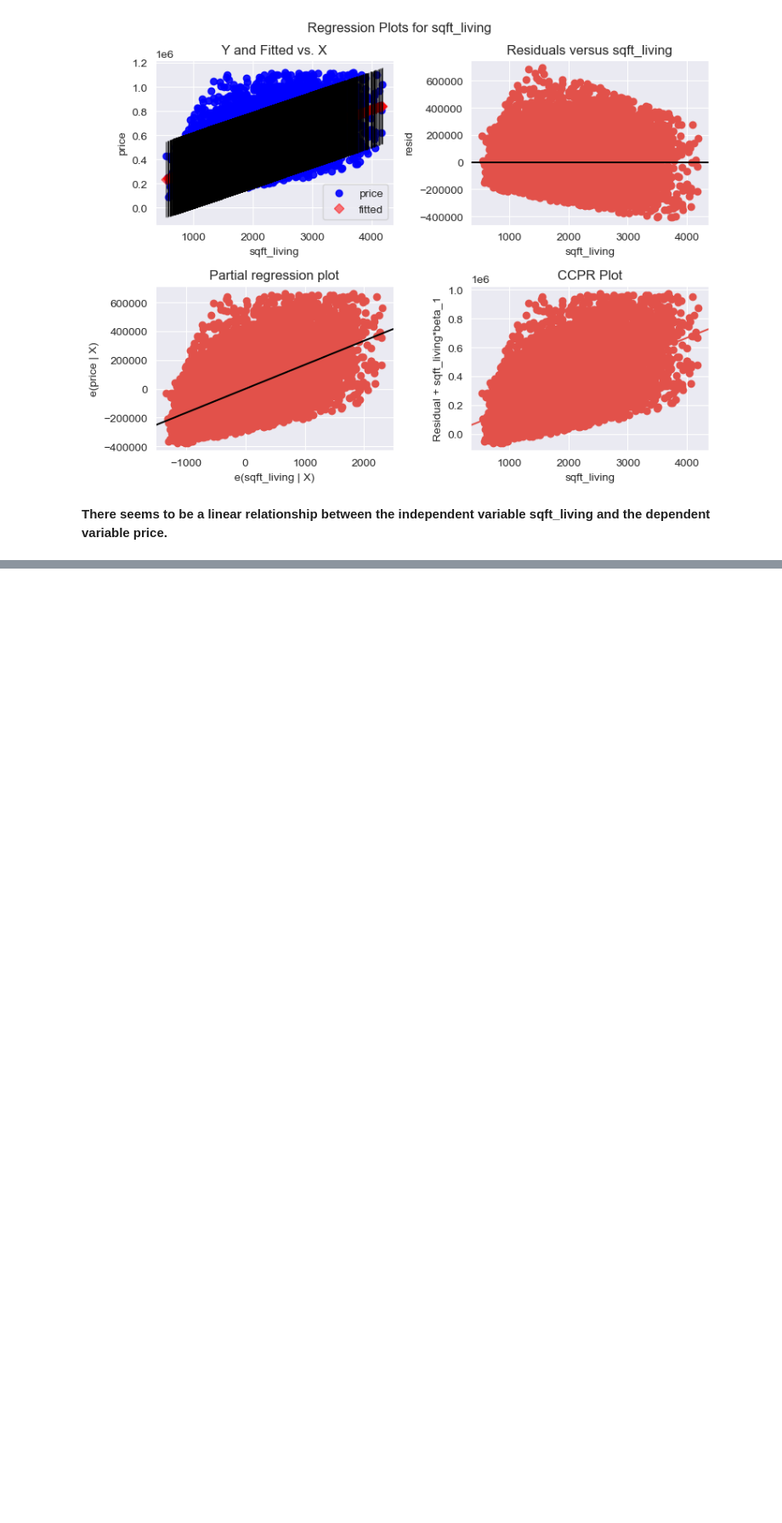
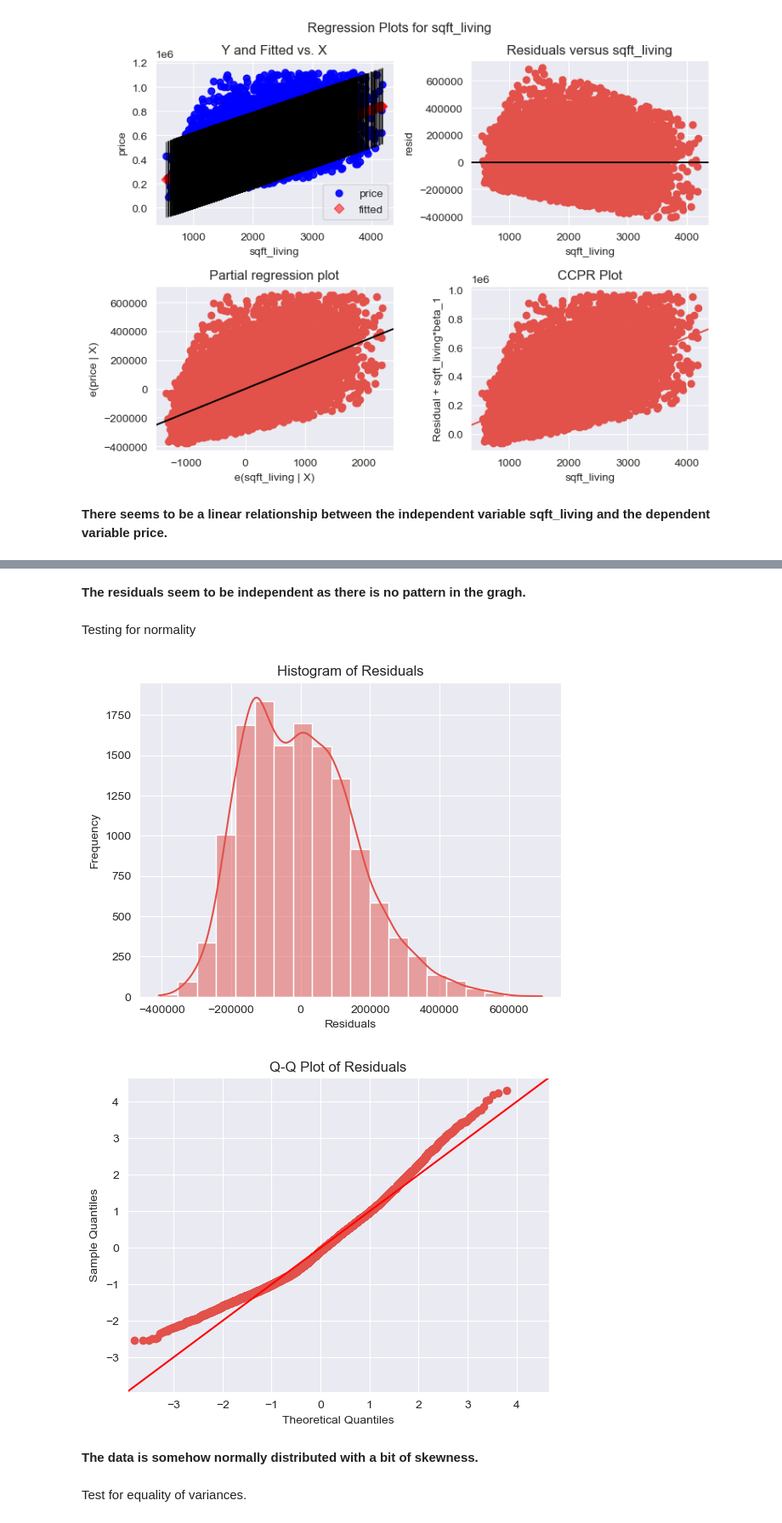
Before and after one commit to DennisWainaina/Megamax-Real-Estate-House-Project, a Jupyter notebook: index.ipynb, the cells around one changed output, grey strips where cells are left out. Shown at 85% size. Drawn from its saved outputs; the diff is of its cells as text; code cells hidden in the pictures; blank space fills up the shorter version.

```diff
--- a/index.ipynb
+++ b/index.ipynb
@@ -1278,0 +1282,22 @@ plt.show();
+# %% [markdown]
+**The residuals seem to be independent as there is no pattern in the gragh.**
+# %% [markdown]
+Testing for normality
+# %%
+sns.histplot(residuals, kde=True, bins=20)
+plt.xlabel('Residuals')
+plt.ylabel('Frequency')
+plt.title('Histogram of Residuals')
+plt.show()
+
+# Q-Q plot of residuals
+sm.graphics.qqplot(residuals, line='45', fit=True)
+plt.title('Q-Q Plot of Residuals')
+plt.show();
+# %% [output]
+[figure, added]
+[figure, added]
+# %% [markdown]
+**The data is somehow normally distributed with a bit of skewness.**
+# %% [markdown]
+Test for equality of variances.
```
Also changed, not shown: parts of 11 cells of this notebook.
